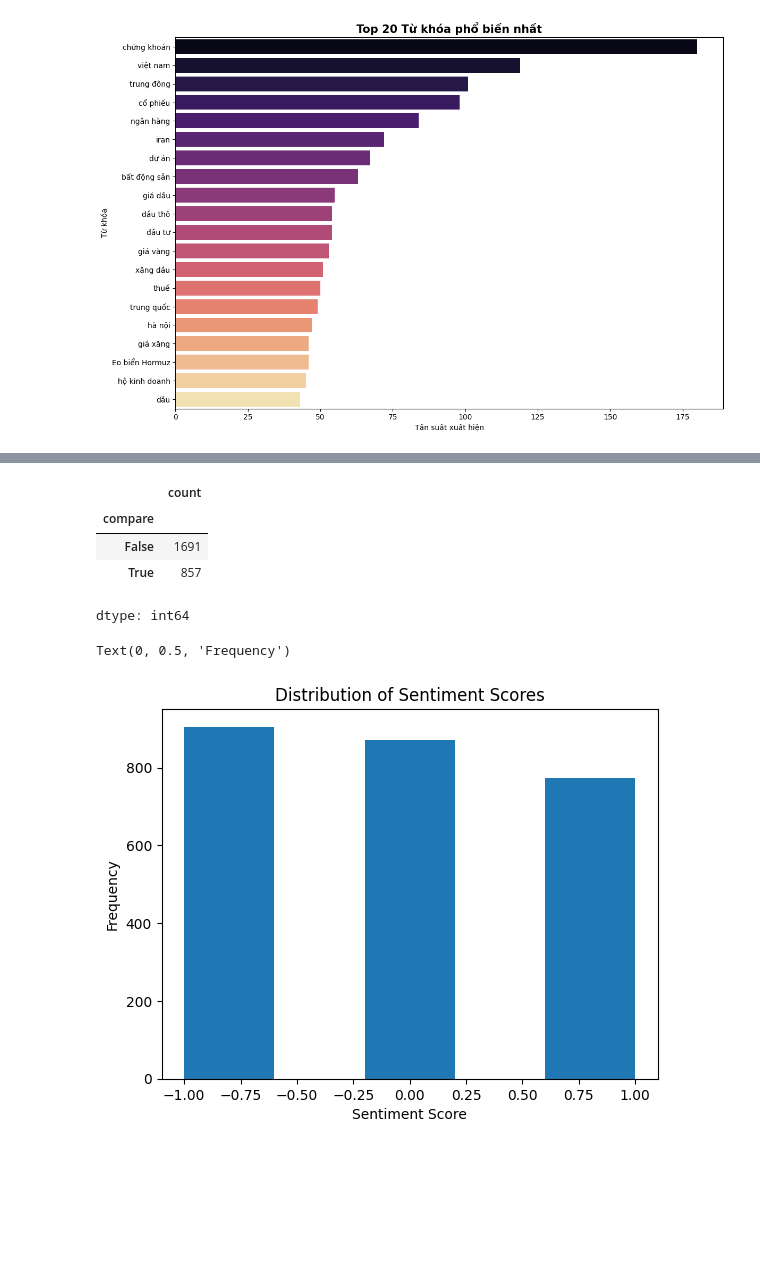
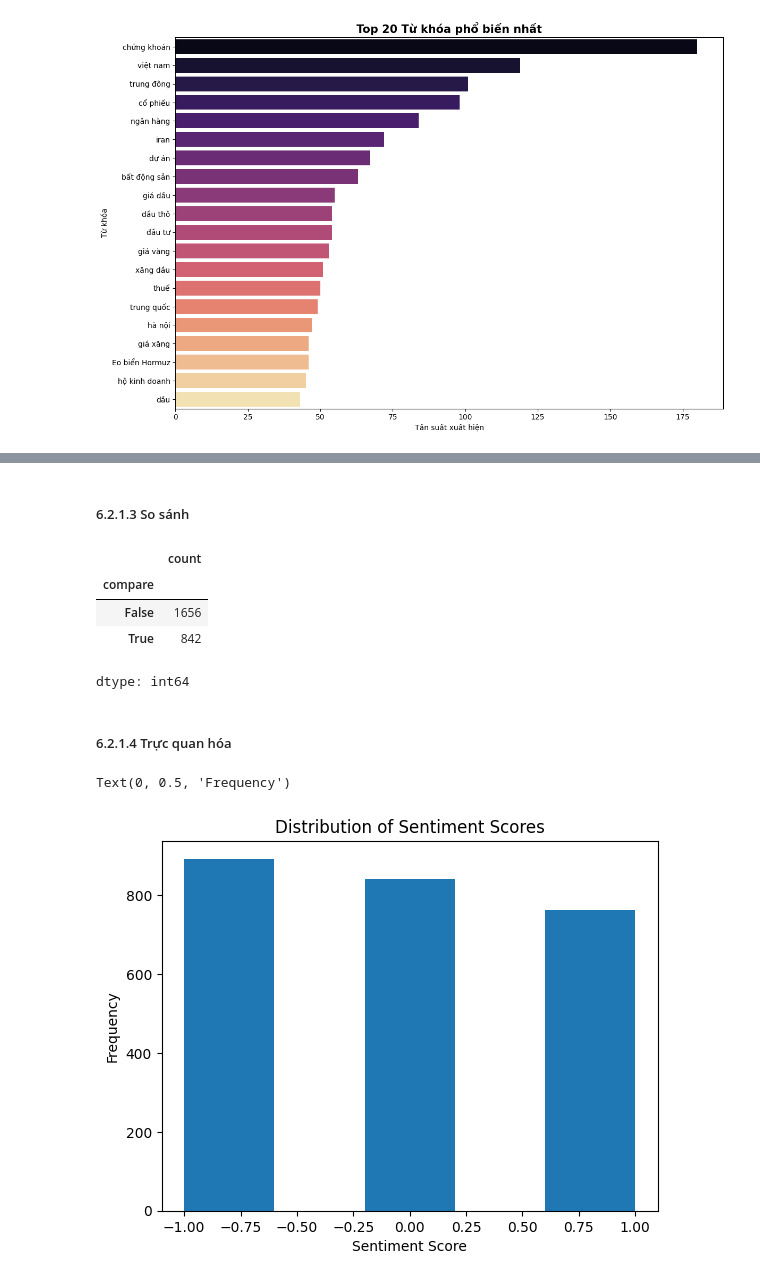
Before and after one commit to Thang2905/Economy_sentiment, a Jupyter notebook: economy.ipynb, the cells around one changed output, grey strips where cells are left out. Saved outputs shown, nothing was run; the diff lists cells and outputs as text; code cells hidden in the pictures; blank space fills up the shorter version.

```diff
--- a/economy.ipynb
+++ b/economy.ipynb
@@ -448,7 +388,7 @@ def lexicon_sentiment(text):
     score = (pos_count-neg_count) / (pos_count+neg_count)
     return score
 # %%
-economy_copy["lexicon_score"] = economy_copy["clean_text"].apply(lexicon_sentiment)
+economy_clean["lexicon_score"] = economy_clean["clean_text"].apply(lexicon_sentiment)
 # %%
 def map_label(score):
     if score > 0.1:
@@ -458,4 +398,4 @@ def map_label(score):
     else:
         return 0
 
-economy_copy["lexicon_label"] = economy_copy["lexicon_score"].apply(map_label)
+economy_clean["lexicon_score"] = economy_clean["lexicon_score"].apply(map_label)
@@ -462,21 +464,33 @@ economy_copy["lexicon_label"] = economy_copy["lexicon_score"].apply(map_label)
+# %%
+mapping = {
+    0.0 : -1,
+    1.0 : 0,
+    2.0 : 1
+}
+
+economy_clean["sentiment_score"] = economy_clean["sentiment_score"].map(mapping)
+# %% [markdown]
+##### 6.2.1.3 So sánh
 # %%
-economy_copy["compare"] = (
-    economy_copy["sentiment_score_mapping"] == economy_copy["lexicon_label"]
+economy_clean["compare"] = (
+    economy_clean["sentiment_score"] == economy_clean["lexicon_score"]
 )
 # %%
-economy_copy["compare"].value_counts()
+economy_clean["compare"].value_counts()
 # %% [output]
 |  | count |
 | compare |  |
-| False | 1691 |
-| True | 857 |
+| False | 1656 |
+| True | 842 |
 dtype: int64
+# %% [markdown]
+##### 6.2.1.4 Trực quan hóa
 # %%
-economy_copy["sentiment_score_mapping"].plot.hist(bins=5)
+economy_clean["sentiment_score"].plot.hist(bins=5)
 plt.title("Distribution of Sentiment Scores")
 plt.xlabel("Sentiment Score")
 plt.ylabel("Frequency")
 # %% [output]
 Text(0, 0.5, 'Frequency')
-[figure, old version]
+[figure, new version]
 # %% [markdown]
```
Also changed, not shown: parts of 80 cells of this notebook, 1 other file.
